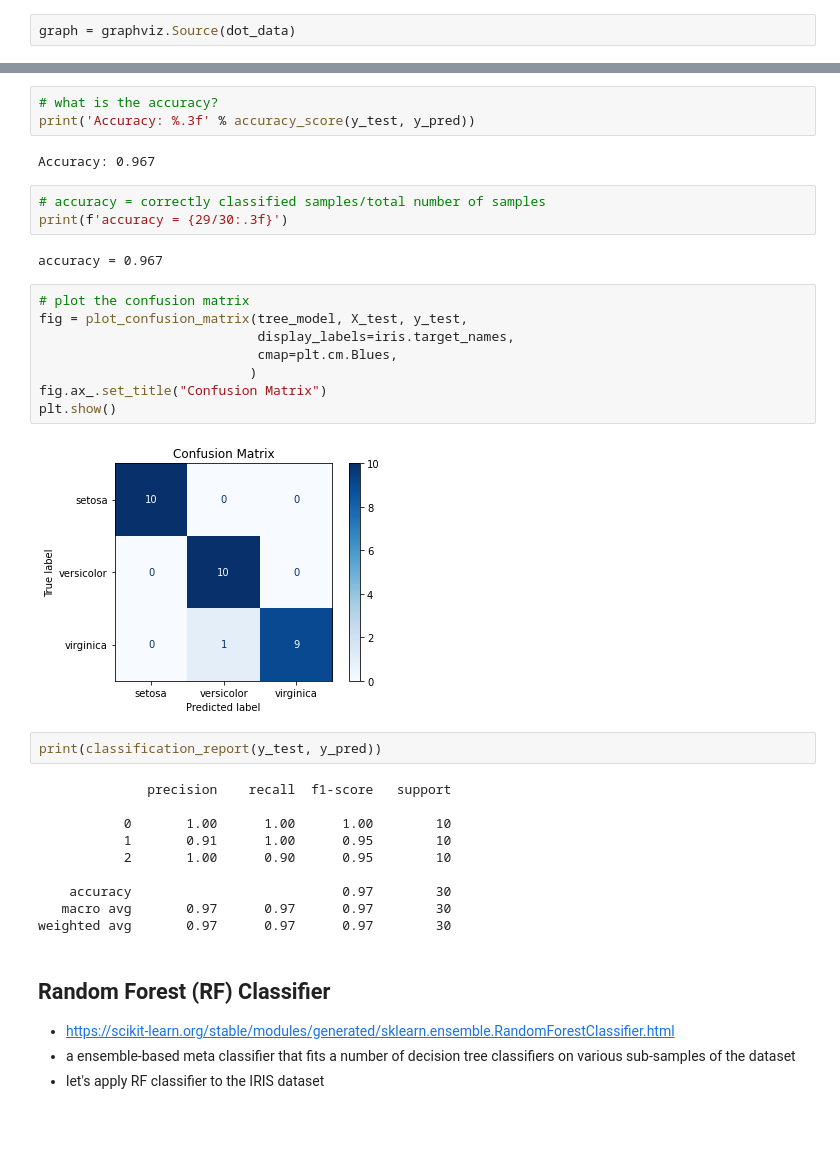
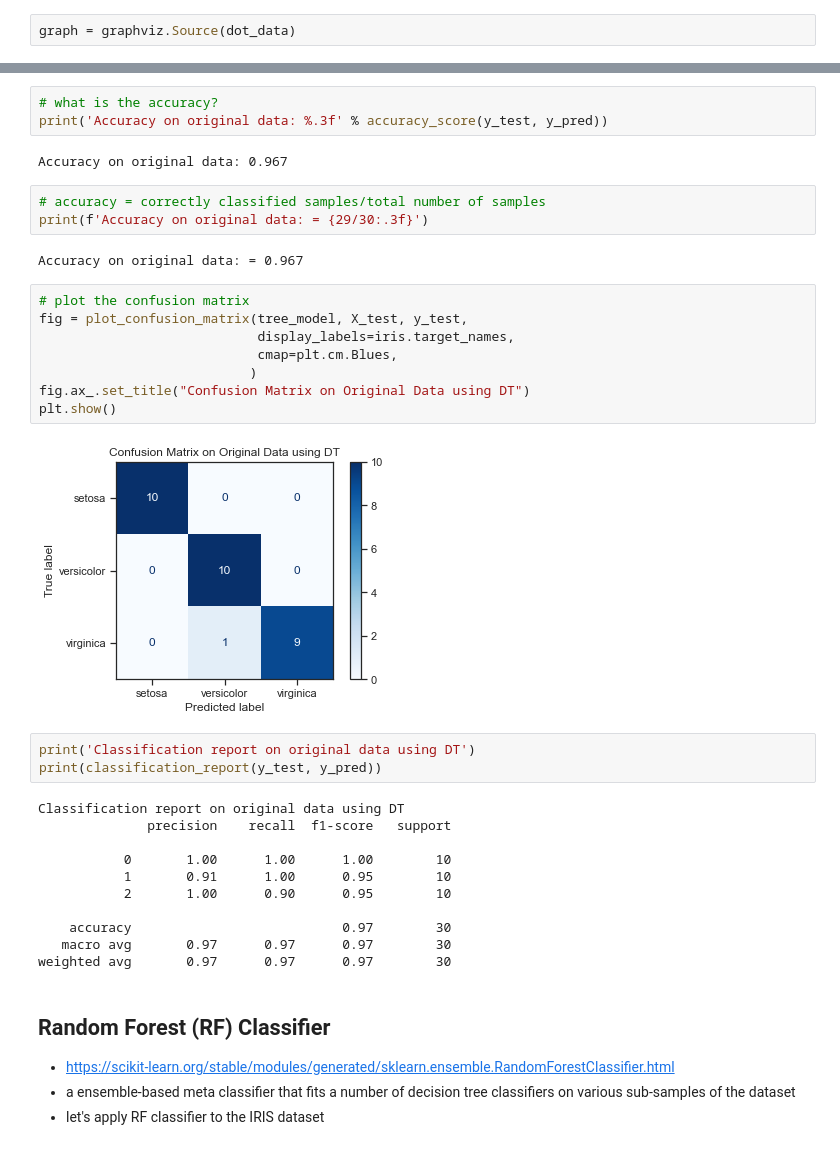
Before and after one commit to rambasnet/Python-Machine-Learning, a Jupyter notebook: Classification.ipynb, the cells around one changed output, grey strips where cells are left out. Drawn from its saved outputs; the diff is of its cells as text.

Commit message:
update classification

```diff
--- a/Classification.ipynb
+++ b/Classification.ipynb
@@ -554,26 +564,28 @@ Misclassified samples 1
 # %%
 # what is the accuracy?
-print('Accuracy: %.3f' % accuracy_score(y_test, y_pred))
+print('Accuracy on original data: %.3f' % accuracy_score(y_test, y_pred))
 # %% [output]
-Accuracy: 0.967
+Accuracy on original data: 0.967
 # %%
 # accuracy = correctly classified samples/total number of samples
-print(f'accuracy = {29/30:.3f}')
+print(f'Accuracy on original data: = {29/30:.3f}')
 # %% [output]
-accuracy = 0.967
+Accuracy on original data: = 0.967
 # %%
 # plot the confusion matrix
 fig = plot_confusion_matrix(tree_model, X_test, y_test,
                             display_labels=iris.target_names,
                             cmap=plt.cm.Blues,
                            )
-fig.ax_.set_title("Confusion Matrix")
+fig.ax_.set_title("Confusion Matrix on Original Data using DT")
 plt.show()
 # %% [output]
-[figure, old version]
+[figure, new version]
 # %%
+print('Classification report on original data using DT')
 print(classification_report(y_test, y_pred))
 # %% [output]
+Classification report on original data using DT
               precision    recall  f1-score   support
 
            0       1.00      1.00      1.00        10
```
Also changed, not shown: parts of 17 cells of this notebook.
